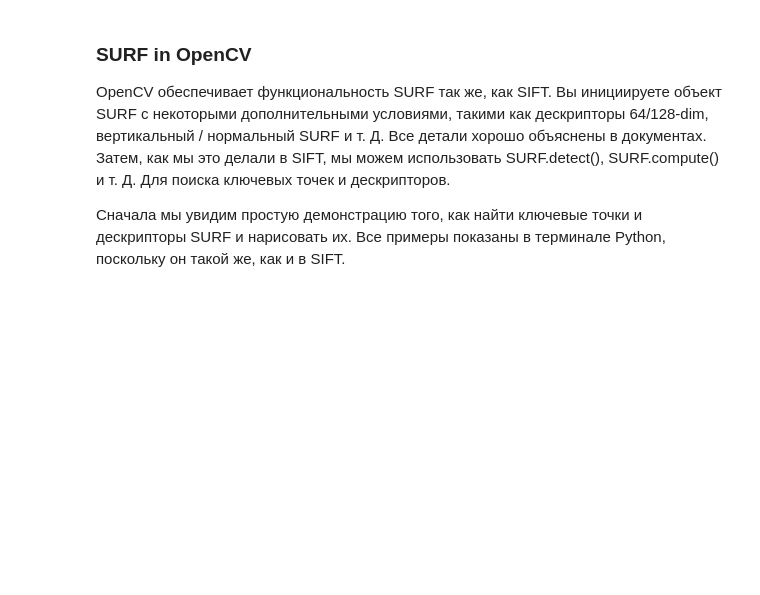
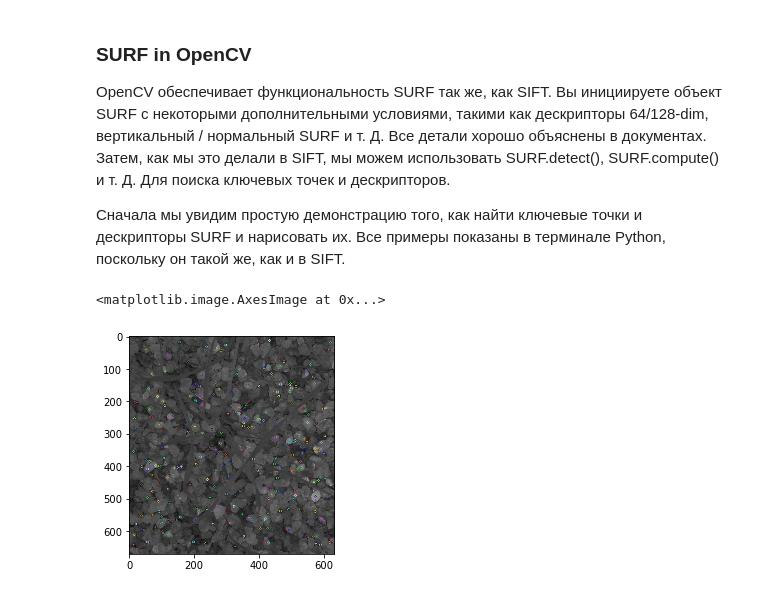
Before and after one commit to Keleas/Computer_Vision_School, a Jupyter notebook: less_05/Lecture_5.ipynb, the cells around one changed output. Saved outputs shown, nothing was run; the diff lists cells and outputs as text; code cells hidden in the pictures; blank space fills up the shorter version.

```diff
--- a/less_05/Lecture_5.ipynb
+++ b/less_05/Lecture_5.ipynb
@@ -335,0 +381,15 @@ False
+# %%
+input1 = '../img/asd.png'
+img = cv2.imread(input1, cv.IMREAD_GRAYSCALE)
+
+minHessian = 1000
+detector = cv2.xfeatures2d_SURF.create(hessianThreshold=minHessian)
+keypoints = detector.detect(img)
+
+img_keypoints = np.empty((img.shape[0], img.shape[1], 3), dtype=np.uint8)
+cv2.drawKeypoints(img, keypoints, img_keypoints)
+#-- Show detected (drawn) keypoints
+plt.imshow(img_keypoints)
+# %% [output]
+<matplotlib.image.AxesImage at 0x...>
+[figure, added]
```
Also changed, not shown: parts of 9 cells of this notebook, 4 other files.
